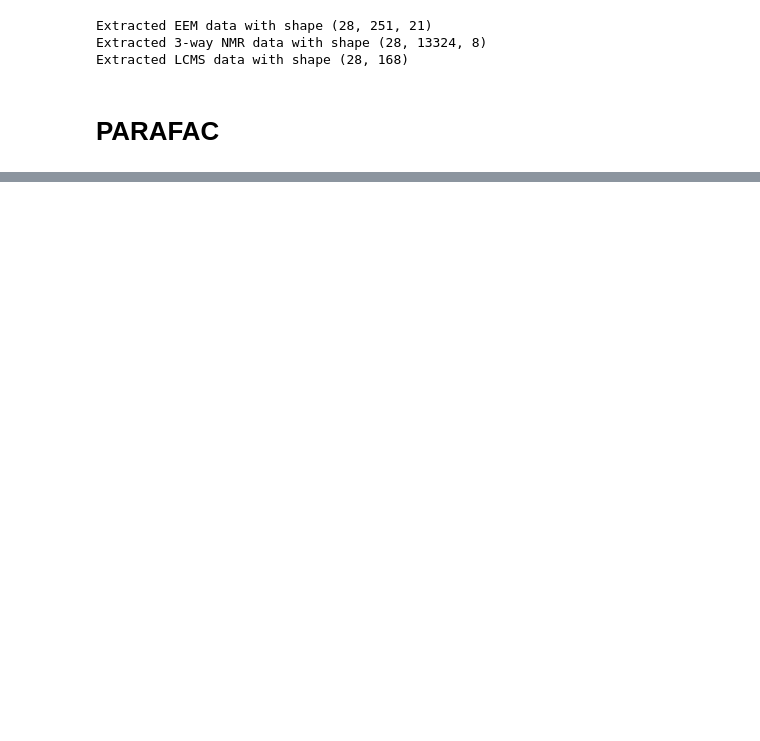
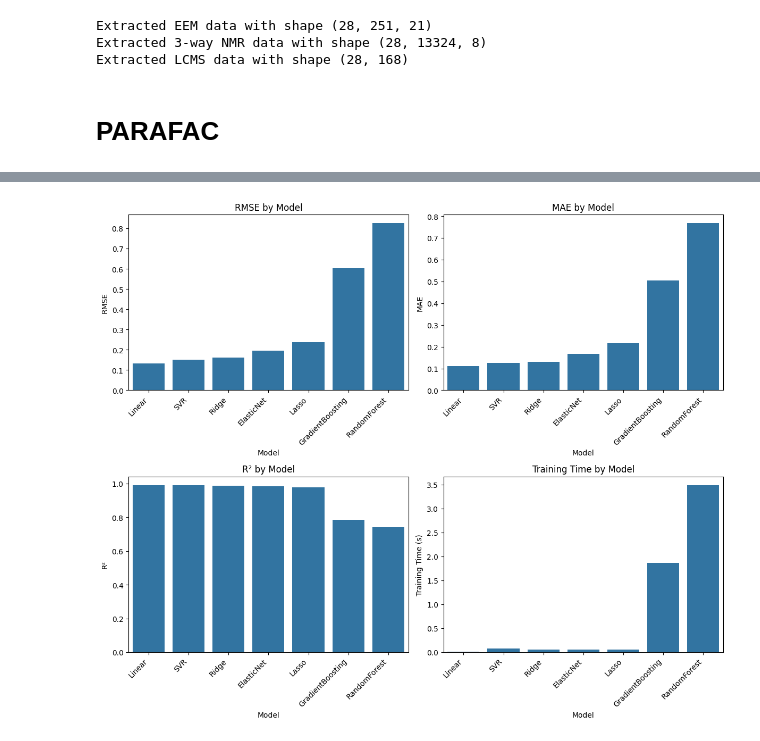
Before and after one commit to DIlyess/JODA_Multivariate_Analysis, a Jupyter notebook: notebooks/prediction.ipynb, the cells around one changed output, grey strips where cells are left out. Saved outputs shown, nothing was run; the diff lists cells and outputs as text; code cells hidden in the pictures; blank space fills up the shorter version.

```diff
--- a/notebooks/prediction.ipynb
+++ b/notebooks/prediction.ipynb
@@ -125,0 +164,5 @@ R² moyen en validation croisée : 0.8554
+# %%
+bloc_reg = MultiBlocReg(X_eem, X_nmr, X_lcms, Y=df_cts.values)
+ranks = best_combo
+
+X_all = bloc_reg.CPD(ranks)
@@ -125,0 +177,24 @@ R² moyen en validation croisée : 0.8554
+# %%
+X_train, X_test, Y_train, Y_test = train_test_split(
+    X_all, Y, test_size=0.2, random_state=42
+)  # 80% train, 20% test
+# %%
+# Create the model selector
+selector = RegressionModelSelector(n_iter=50, cv=5)
+
+y_train = Y_train[:, 4]  # Select the target variable (e.g., the third column)
+
+# Fit all models and find the best one
+selector.fit(X_train, y_train)
+
+# Print results table
+print("\nResults Summary:")
+print(selector.get_results_df())
+
+# Get the best model and its name
+best_model = selector.get_best_model()
+best_model_name = selector.get_best_model_name()
+print(f"Selected best model: {best_model_name}")
+
+# Make predictions with the best model
+y_pred = selector.predict(X_test)  # If you have a test set
@@ -125,0 +252,6 @@ R² moyen en validation croisée : 0.8554
+# %%
+# Visualize results
+selector.plot_results()
+plt.show()
+# %% [output]
+[figure, added]
```
Also changed, not shown: parts of 20 cells of this notebook, 1 other file.
